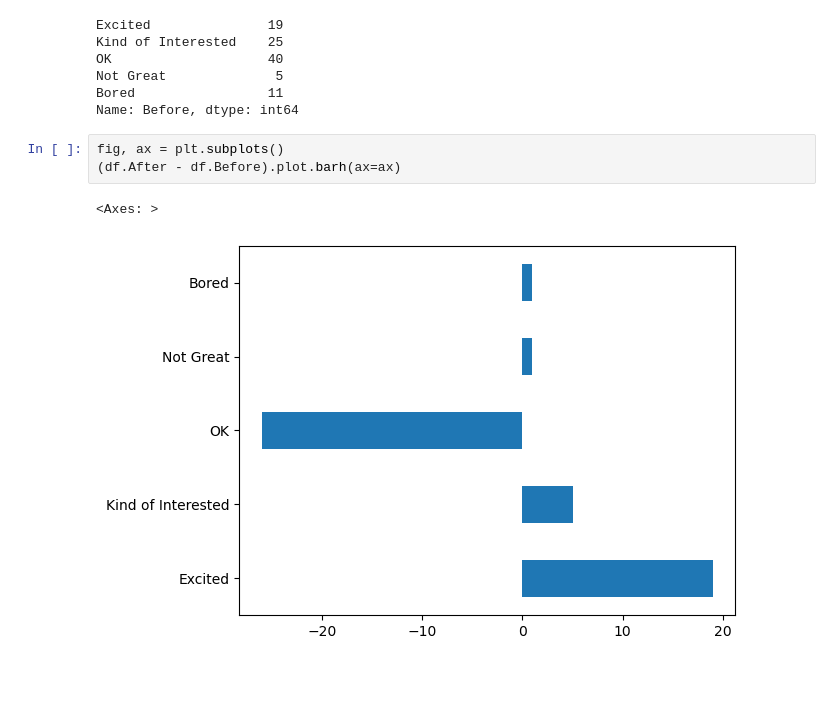
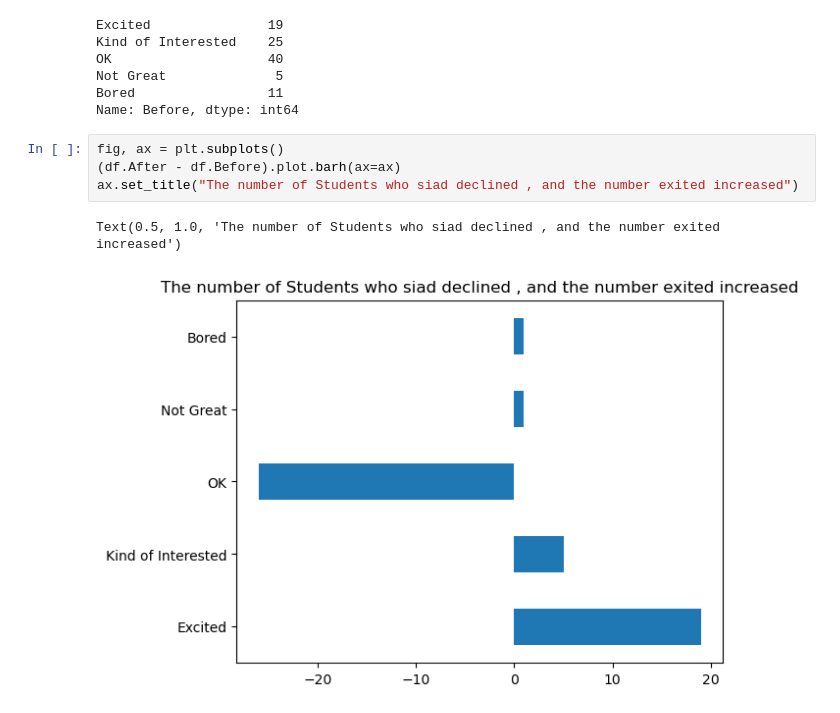
Before and after one commit to RuibinRay/VizFun, a Jupyter notebook: ScienceCamp.ipynb, the cells around one changed output. Drawn from its saved outputs; the diff is of its cells as text; blank space fills up the shorter version.

```diff
--- a/ScienceCamp.ipynb
+++ b/ScienceCamp.ipynb
@@ -72,6 +72,7 @@ Name: Before, dtype: int64
 # %%
 fig, ax = plt.subplots()
 (df.After - df.Before).plot.barh(ax=ax)
+ax.set_title("The number of Students who siad declined , and the number exited increased")
 # %% [output]
-<Axes: >
+Text(0.5, 1.0, 'The number of Students who siad declined , and the number exited increased')
-[figure, old version]
+[figure, new version]
```
Also changed, not shown: 4 other files.
